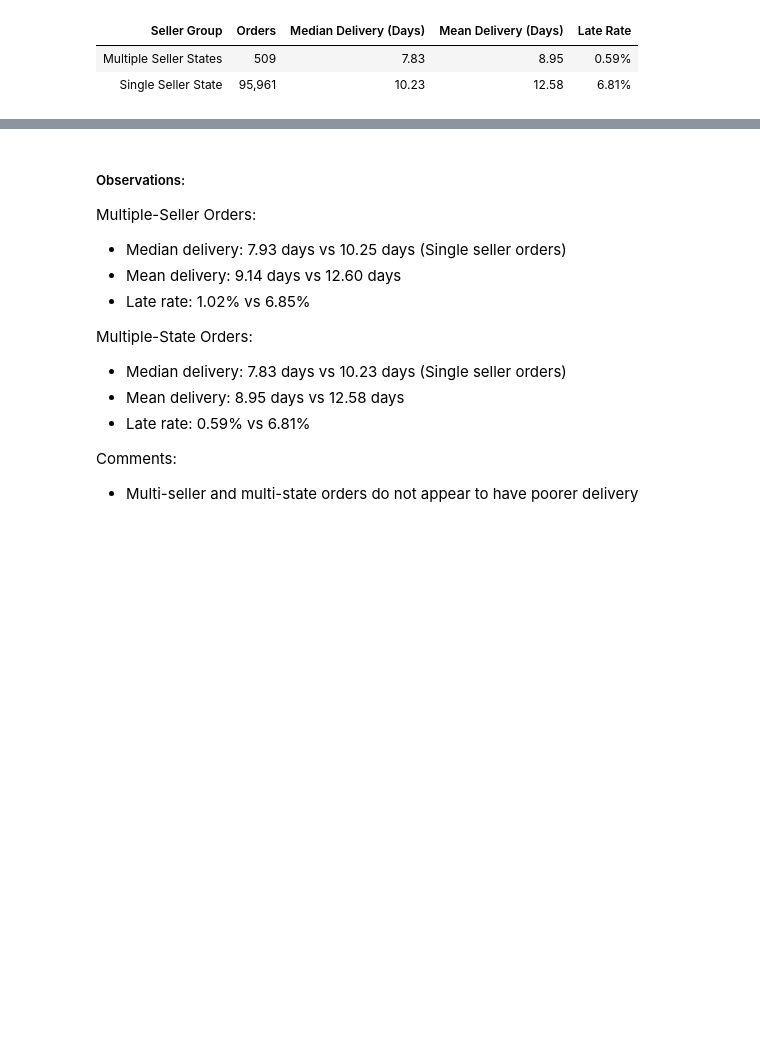
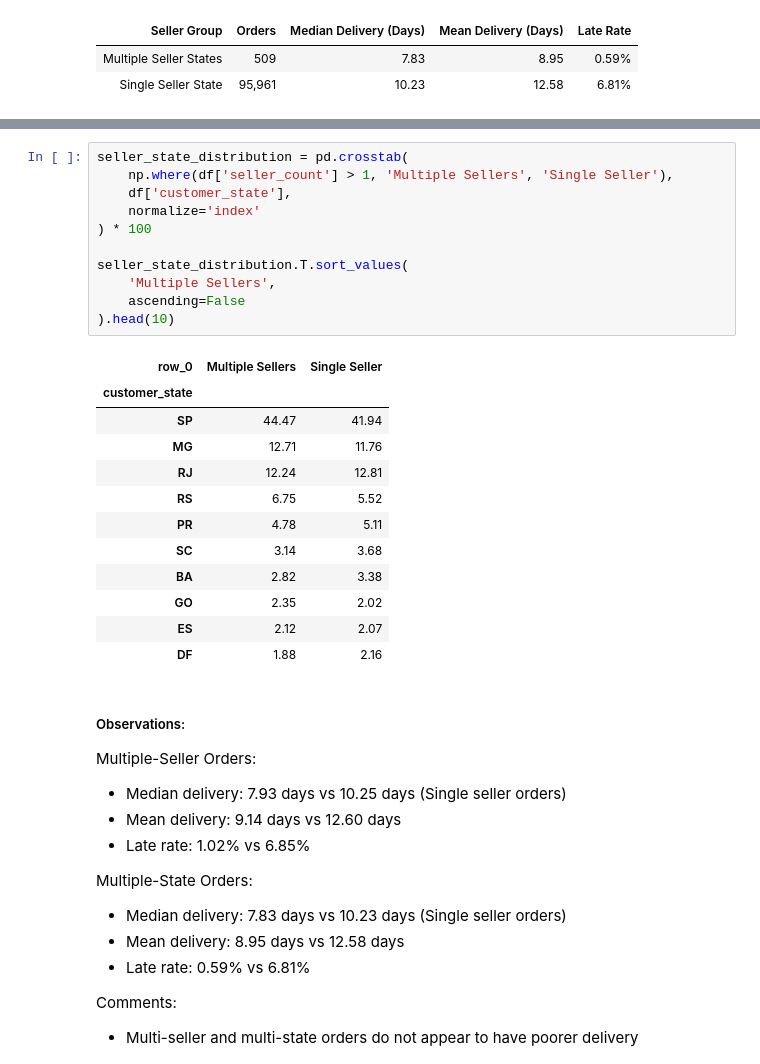
Before and after one commit to jasmine-koh/TCX3901_IndustrialPractice, a Jupyter notebook: 01_data_ingestion_and_baseline.ipynb, the cells around one changed output, grey strips where cells are left out. Saved outputs shown, nothing was run; the diff lists cells and outputs as text; blank space fills up the shorter version.

```diff
--- a/01_data_ingestion_and_baseline.ipynb
+++ b/01_data_ingestion_and_baseline.ipynb
@@ -1448,3 +1492,27 @@ Delivery Performance by Seller-State Composition
+# %%
+seller_state_distribution = pd.crosstab(
+    np.where(df['seller_count'] > 1, 'Multiple Sellers', 'Single Seller'),
+    df['customer_state'],
+    normalize='index'
+) * 100
+
+seller_state_distribution.T.sort_values(
+    'Multiple Sellers',
+    ascending=False
+).head(10)
+# %% [output]
+| row_0 | Multiple Sellers | Single Seller |
+| customer_state |  |  |
+| SP | 44.47 | 41.94 |
+| MG | 12.71 | 11.76 |
+| RJ | 12.24 | 12.81 |
+| RS | 6.75 | 5.52 |
+| PR | 4.78 | 5.11 |
+| SC | 3.14 | 3.68 |
+| BA | 2.82 | 3.38 |
+| GO | 2.35 | 2.02 |
+| ES | 2.12 | 2.07 |
+| DF | 1.88 | 2.16 |
 # %% [markdown]
 ##### Observations:
 
```
Also changed, not shown: parts of 15 cells of this notebook, 2 other files.
